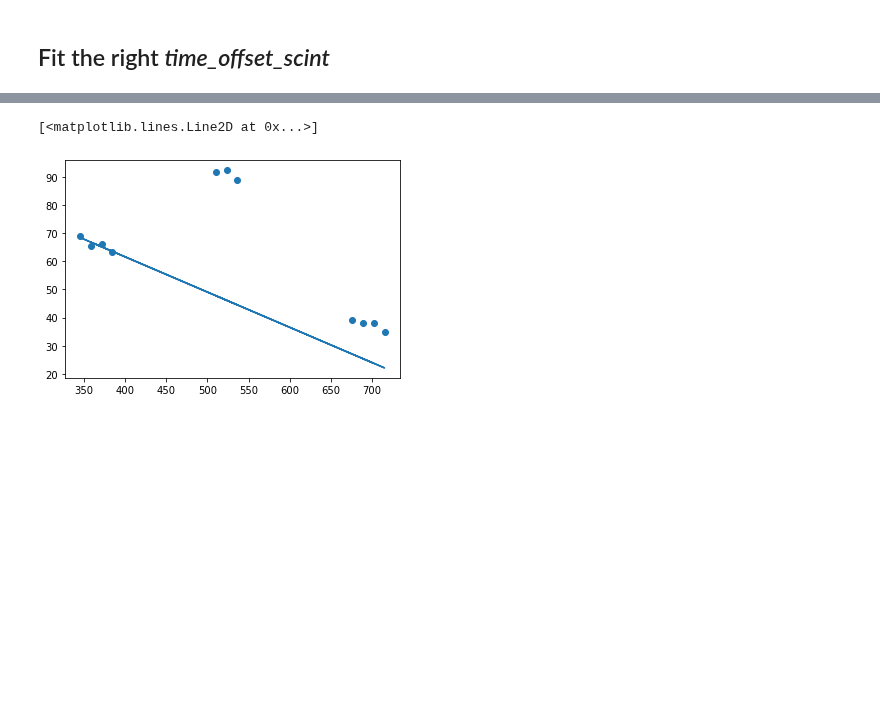
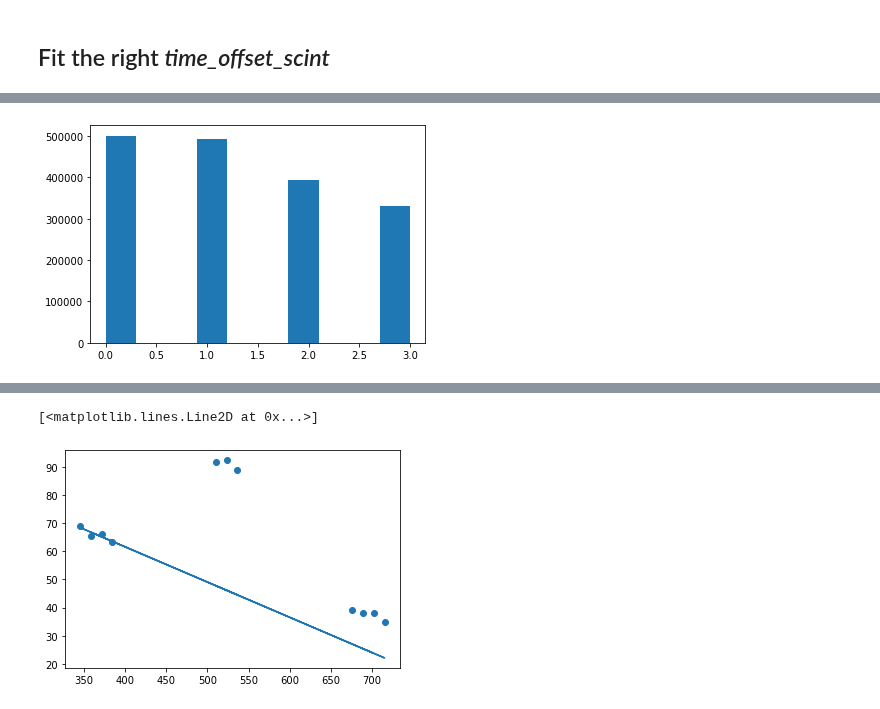
Before and after one commit to GiacomoFrn/Advanced-DQM-for-DT-detector, a Jupyter notebook: data_analysis/preprocess.ipynb, the cells around one changed output, grey strips where cells are left out. Saved outputs shown, nothing was run; the diff lists cells and outputs as text; code cells hidden in the pictures; blank space fills up the shorter version.

```diff
--- a/data_analysis/preprocess.ipynb
+++ b/data_analysis/preprocess.ipynb
@@ -74,3 +89,8 @@ def fit_edge(t, I, t_mean, sigma):
 # %%
 hits_df["SL"]= (hits_df["TDC_CHANNEL"]+128*hits_df["FPGA"])//64
 hits_df["SL"][hits_df["SL"]<2] = [int(not x) for x in hits_df["SL"]]
+# %%
+plt.hist(hits_df['SL'])
+plt.show()
+# %% [output]
+[figure, added]
```
Also changed, not shown: parts of 18 cells of this notebook, 2 other files.
